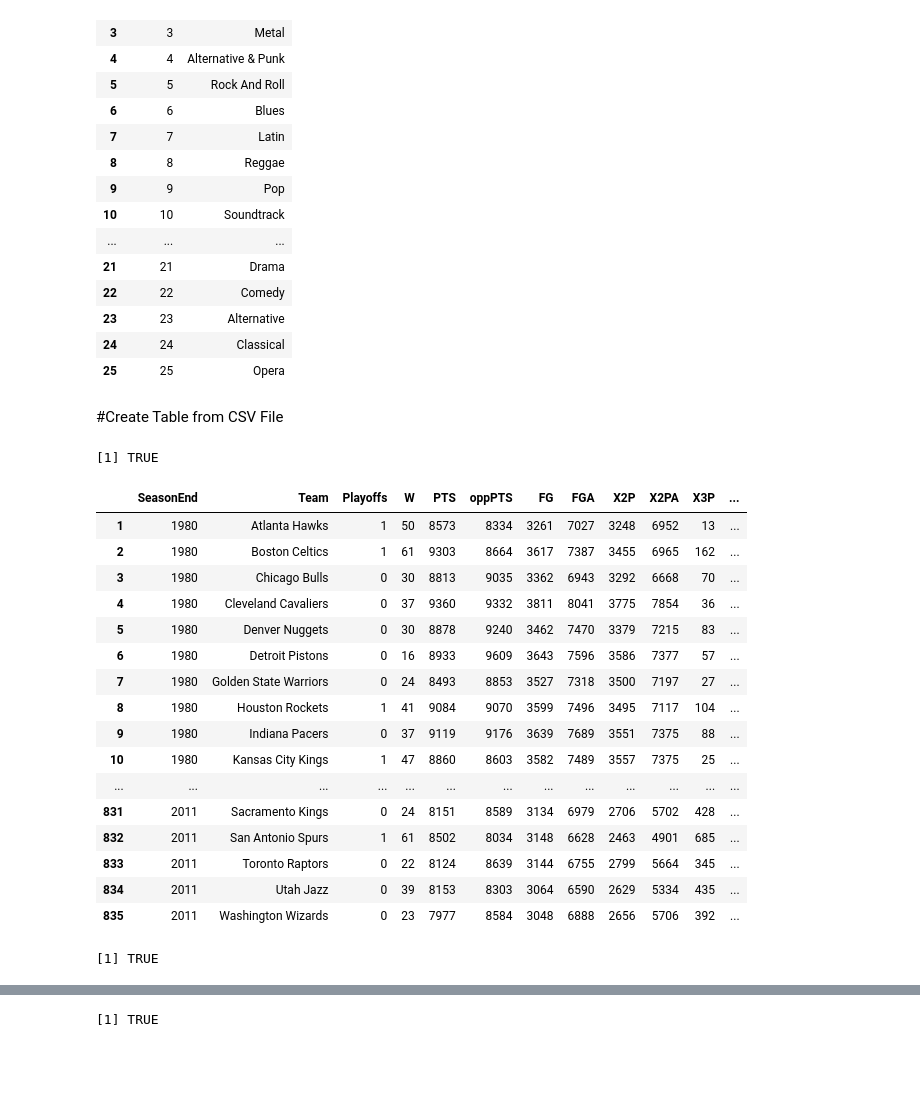
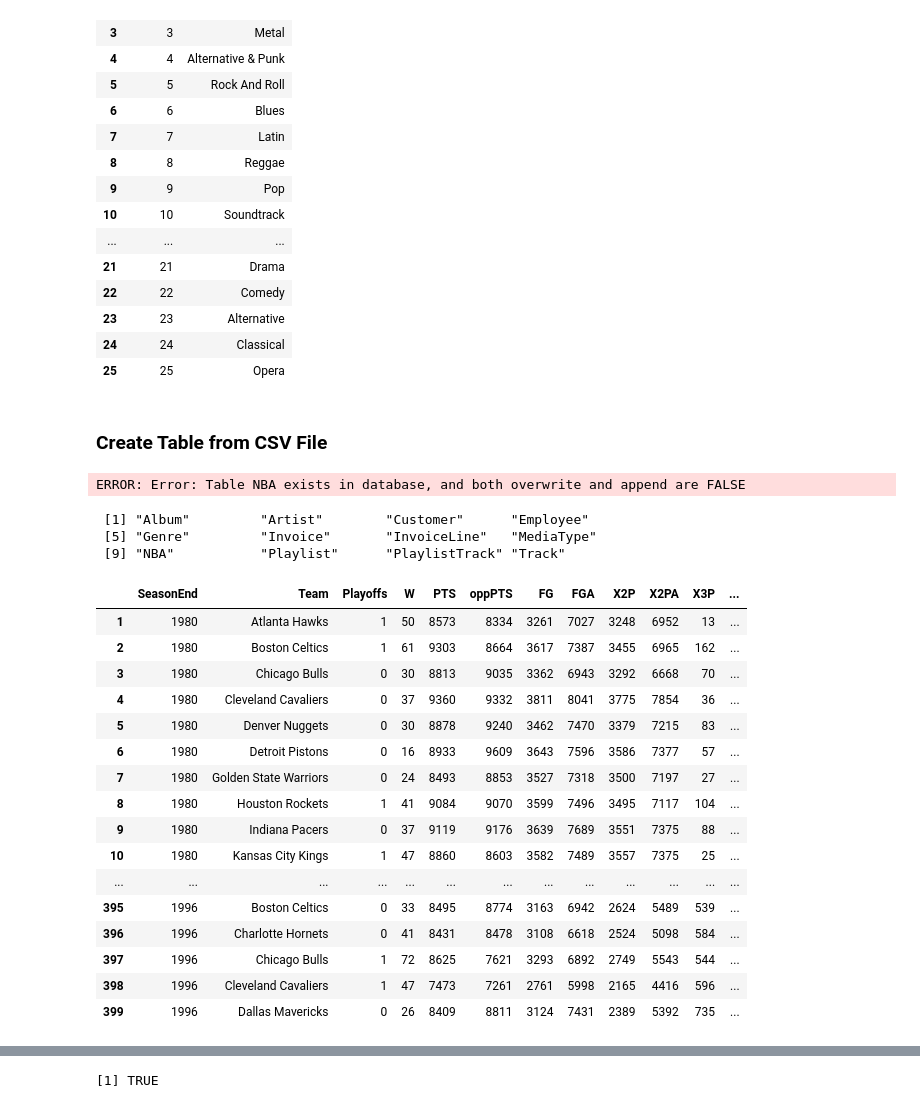
Before and after one commit to drbaguiar/iPythonNotebook, a Jupyter notebook: R - SQLDF.ipynb, the cells around one changed output, grey strips where cells are left out. Drawn from its saved outputs; the diff is of its cells as text; code cells hidden in the pictures; blank space fills up the shorter version.

```diff
--- a/R - SQLDF.ipynb
+++ b/R - SQLDF.ipynb
@@ -153,30 +153,36 @@ sqldf('SELECT * FROM Genre',connection=db)
 | 24 | 24 | Classical |
 | 25 | 25 | Opera |
 # %% [markdown]
-#Create Table from CSV File
+### Create Table from CSV File
 # %%
-nba<-read.csv('D:/Data/NBA_train.csv',header=TRUE)
+nba<-read.csv('D:/Data/NBA_train.csv')
 dbWriteTable(conn = db, name = 'NBA', value = nba, row.names = FALSE)
-sqldf('SELECT * FROM NBA', dbname=dbname)
-dbRemoveTable(db, 'NBA')
-rm(nba)
 # %% [output]
-[1] TRUE
+ERROR: Error: Table NBA exists in database, and both overwrite and append are FALSE
-|  | SeasonEnd | Team | Playoffs | W | PTS | oppPTS | FG | FGA | X2P | X2PA | X3P | ... |
-| 1 | 1980 | Atlanta Hawks | 1 | 50 | 8573 | 8334 | 3261 | 7027 | 3248 | 6952 | 13 | ... |
-| 2 | 1980 | Boston Celtics | 1 | 61 | 9303 | 8664 | 3617 | 7387 | 3455 | 6965 | 162 | ... |
-| 3 | 1980 | Chicago Bulls | 0 | 30 | 8813 | 9035 | 3362 | 6943 | 3292 | 6668 | 70 | ... |
-| 4 | 1980 | Cleveland Cavaliers | 0 | 37 | 9360 | 9332 | 3811 | 8041 | 3775 | 7854 | 36 | ... |
-| 5 | 1980 | Denver Nuggets | 0 | 30 | 8878 | 9240 | 3462 | 7470 | 3379 | 7215 | 83 | ... |
-| 6 | 1980 | Detroit Pistons | 0 | 16 | 8933 | 9609 | 3643 | 7596 | 3586 | 7377 | 57 | ... |
-| 7 | 1980 | Golden State Warriors | 0 | 24 | 8493 | 8853 | 3527 | 7318 | 3500 | 7197 | 27 | ... |
-| 8 | 1980 | Houston Rockets | 1 | 41 | 9084 | 9070 | 3599 | 7496 | 3495 | 7117 | 104 | ... |
-| 9 | 1980 | Indiana Pacers | 0 | 37 | 9119 | 9176 | 3639 | 7689 | 3551 | 7375 | 88 | ... |
-| 10 | 1980 | Kansas City Kings | 1 | 47 | 8860 | 8603 | 3582 | 7489 | 3557 | 7375 | 25 | ... |
-| ... | ... | ... | ... | ... | ... | ... | ... | ... | ... | ... | ... | ... |
-| 831 | 2011 | Sacramento Kings | 0 | 24 | 8151 | 8589 | 3134 | 6979 | 2706 | 5702 | 428 | ... |
-| 832 | 2011 | San Antonio Spurs | 1 | 61 | 8502 | 8034 | 3148 | 6628 | 2463 | 4901 | 685 | ... |
-| 833 | 2011 | Toronto Raptors | 0 | 22 | 8124 | 8639 | 3144 | 6755 | 2799 | 5664 | 345 | ... |
-| 834 | 2011 | Utah Jazz | 0 | 39 | 8153 | 8303 | 3064 | 6590 | 2629 | 5334 | 435 | ... |
-| 835 | 2011 | Washington Wizards | 0 | 23 | 7977 | 8584 | 3048 | 6888 | 2656 | 5706 | 392 | ... |
-[1] TRUE
+# %%
+dbListTables(db)
+# %% [output]
+ [1] "Album"         "Artist"        "Customer"      "Employee"
+ [5] "Genre"         "Invoice"       "InvoiceLine"   "MediaType"
+ [9] "NBA"           "Playlist"      "PlaylistTrack" "Track"
+# %%
+#sqldf('SELECT * FROM NBA', connection=db)
+dbReadTable(db, 'NBA')
+# %% [output]
+|  | SeasonEnd | Team | Playoffs | W | PTS | oppPTS | FG | FGA | X2P | X2PA | X3P | ... |
+| 1 | 1980 | Atlanta Hawks | 1 | 50 | 8573 | 8334 | 3261 | 7027 | 3248 | 6952 | 13 | ... |
+| 2 | 1980 | Boston Celtics | 1 | 61 | 9303 | 8664 | 3617 | 7387 | 3455 | 6965 | 162 | ... |
+| 3 | 1980 | Chicago Bulls | 0 | 30 | 8813 | 9035 | 3362 | 6943 | 3292 | 6668 | 70 | ... |
+| 4 | 1980 | Cleveland Cavaliers | 0 | 37 | 9360 | 9332 | 3811 | 8041 | 3775 | 7854 | 36 | ... |
+| 5 | 1980 | Denver Nuggets | 0 | 30 | 8878 | 9240 | 3462 | 7470 | 3379 | 7215 | 83 | ... |
+| 6 | 1980 | Detroit Pistons | 0 | 16 | 8933 | 9609 | 3643 | 7596 | 3586 | 7377 | 57 | ... |
+| 7 | 1980 | Golden State Warriors | 0 | 24 | 8493 | 8853 | 3527 | 7318 | 3500 | 7197 | 27 | ... |
+| 8 | 1980 | Houston Rockets | 1 | 41 | 9084 | 9070 | 3599 | 7496 | 3495 | 7117 | 104 | ... |
+| 9 | 1980 | Indiana Pacers | 0 | 37 | 9119 | 9176 | 3639 | 7689 | 3551 | 7375 | 88 | ... |
+| 10 | 1980 | Kansas City Kings | 1 | 47 | 8860 | 8603 | 3582 | 7489 | 3557 | 7375 | 25 | ... |
+| ... | ... | ... | ... | ... | ... | ... | ... | ... | ... | ... | ... | ... |
+| 395 | 1996 | Boston Celtics | 0 | 33 | 8495 | 8774 | 3163 | 6942 | 2624 | 5489 | 539 | ... |
+| 396 | 1996 | Charlotte Hornets | 0 | 41 | 8431 | 8478 | 3108 | 6618 | 2524 | 5098 | 584 | ... |
+| 397 | 1996 | Chicago Bulls | 1 | 72 | 8625 | 7621 | 3293 | 6892 | 2749 | 5543 | 544 | ... |
+| 398 | 1996 | Cleveland Cavaliers | 1 | 47 | 7473 | 7261 | 2761 | 5998 | 2165 | 4416 | 596 | ... |
+| 399 | 1996 | Dallas Mavericks | 0 | 26 | 8409 | 8811 | 3124 | 7431 | 2389 | 5392 | 735 | ... |
```
Also changed, not shown: parts of 41 cells of this notebook, 8 other files.
